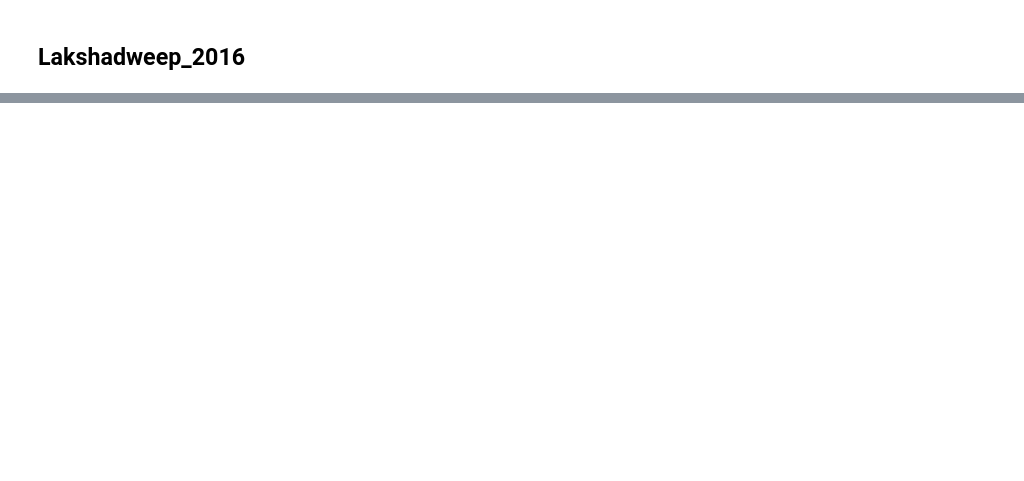
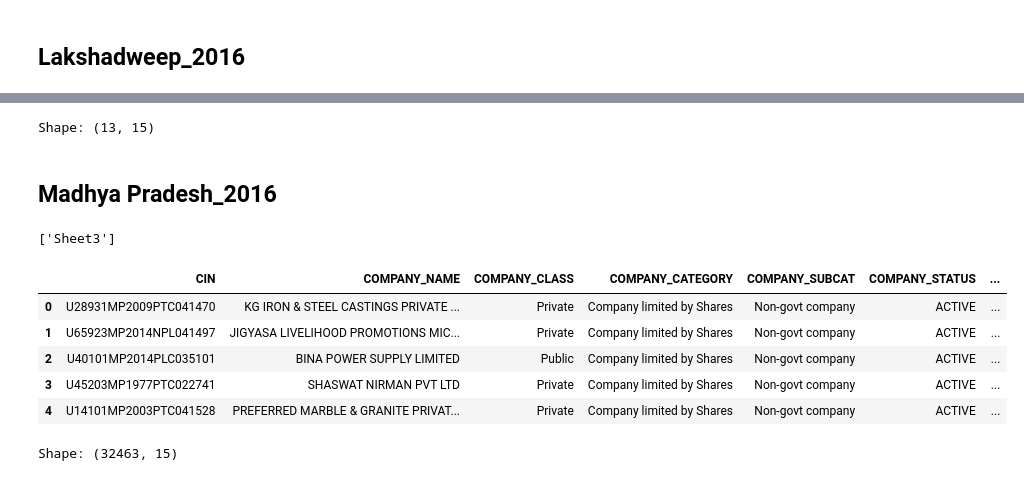
Before and after one commit to shayan-khoygani/Codebook, a Jupyter notebook: [DIR] corporation_list_by_state_2016/corporation_list_by_state_2016.ipynb, the cells around one changed output, grey strips where cells are left out. Saved outputs shown, nothing was run; the diff lists cells and outputs as text; code cells hidden in the pictures; blank space fills up the shorter version.

```diff
--- a/[DIR] corporation_list_by_state_2016/corporation_list_by_state_2016.ipynb
+++ b/[DIR] corporation_list_by_state_2016/corporation_list_by_state_2016.ipynb
@@ -389,0 +412,28 @@ companies += shape[0]
+# %%
+shape = df.shape
+print("Shape:", shape)
+companies += shape[0]
+# %% [output]
+Shape: (13, 15)
+# %% [markdown]
+## Madhya Pradesh_2016
+# %%
+path = "s3://daanmatchdatafiles/corporation_list_by_state_2016/Madhya Pradesh_2016.xlsx"
+xl = pd.ExcelFile(path)
+print(xl.sheet_names)
+df = xl.parse("Sheet3")
+df.head()
+# %% [output]
+['Sheet3']
+|  | CIN | COMPANY_NAME | COMPANY_CLASS | COMPANY_CATEGORY | COMPANY_SUBCAT | COMPANY_STATUS | ... |
+| 0 | U28931MP2009PTC041470 | KG IRON & STEEL CASTINGS PRIVATE ... | Private | Company limited by Shares | Non-govt company | ACTIVE | ... |
+| 1 | U65923MP2014NPL041497 | JIGYASA LIVELIHOOD PROMOTIONS MIC... | Private | Company limited by Shares | Non-govt company | ACTIVE | ... |
+| 2 | U40101MP2014PLC035101 | BINA POWER SUPPLY LIMITED | Public | Company limited by Shares | Non-govt company | ACTIVE | ... |
+| 3 | U45203MP1977PTC022741 | SHASWAT NIRMAN PVT LTD | Private | Company limited by Shares | Non-govt company | ACTIVE | ... |
+| 4 | U14101MP2003PTC041528 | PREFERRED MARBLE & GRANITE PRIVAT... | Private | Company limited by Shares | Non-govt company | ACTIVE | ... |
+# %%
+shape = df.shape
+print("Shape:", shape)
+companies += shape[0]
+# %% [output]
+Shape: (32463, 15)
```
Also changed, not shown: parts of 25 cells of this notebook.
